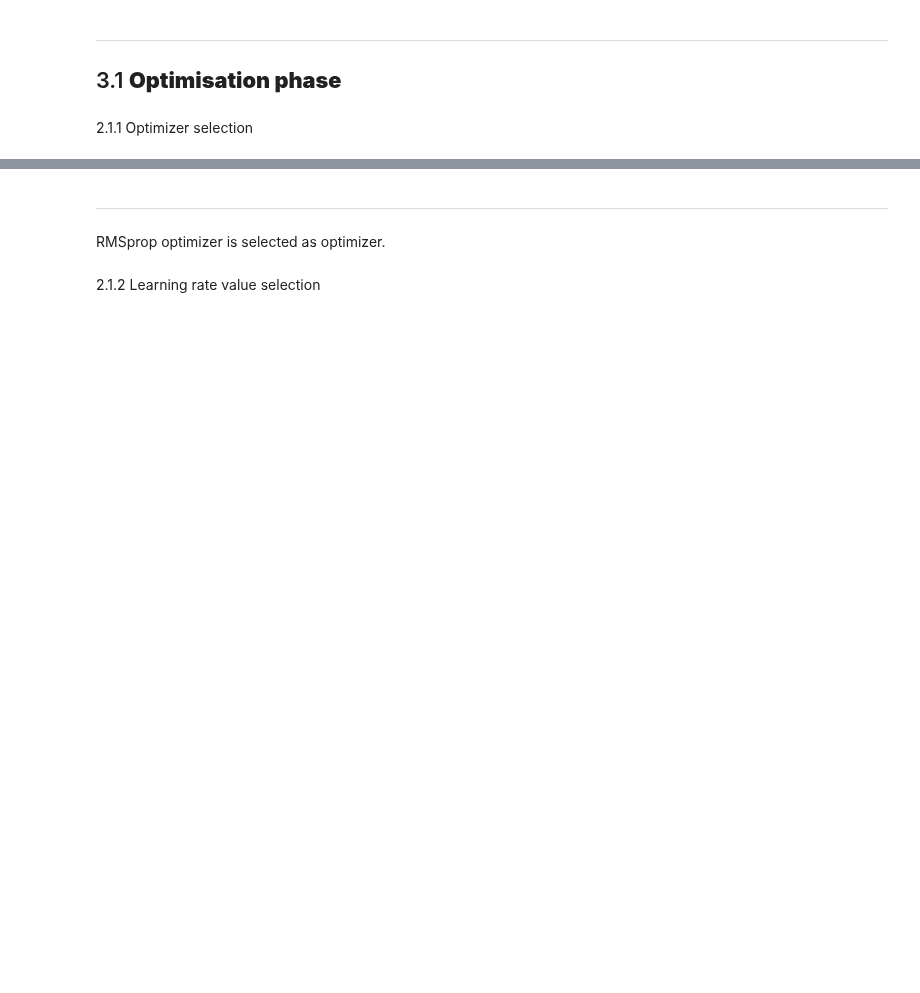
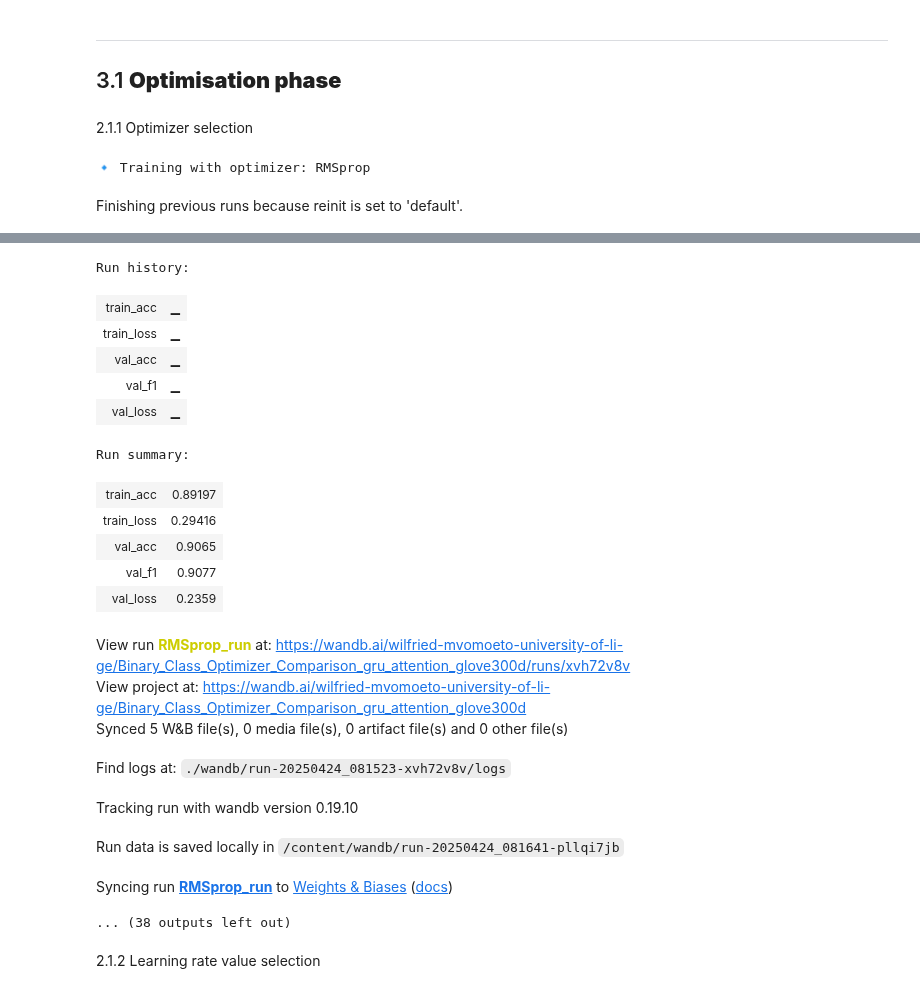
Before and after one commit to etoMvom/masterThesis, a Jupyter notebook: code/binary-class/notebooks/Binary_Class_Bi_GRU_Bahdanau_Attention_Glove300d_PubMedBert.ipynb, the cells around one changed output, grey strips where cells are left out. Drawn from its saved outputs; the diff is of its cells as text; code cells hidden in the pictures; blank space fills up the shorter version.

```diff
--- a/code/binary-class/notebooks/Binary_Class_Bi_GRU_Bahdanau_Attention_Glove300d_PubMedBert.ipynb
+++ b/code/binary-class/notebooks/Binary_Class_Bi_GRU_Bahdanau_Attention_Glove300d_PubMedBert.ipynb
@@ -584,6 +581,7 @@ depth_values = [1, 2, 3]
 num_epochs = 4
 learning_rate = 1e-4
 weight_decay = 1e-10
+criterion = nn.BCEWithLogitsLoss()
 
 all_train_losses = {}
 all_val_losses = {}
@@ -661,9 +676,10 @@ TypeError: PubMedBERT_GRU_Attention.__init__() got an unexpected keyword argumen
 # %% [markdown]
 1.3 Leanring rate value selection
 # %%
-learning_rates = [9e-5, 7e-5, 5e-5]
+learning_rates = [9e-5, 3e-4, 5e-5]
 num_epochs = 4
 criterion = nn.BCEWithLogitsLoss()
+learning_rate = 1e-4
 
 all_train_losses = {}
 all_val_losses = {}
@@ -1375,6 +1384,6 @@ def test_epoch_glove(model, val_loader, criterion, device):
 # %%
 EMBEDDING_DIM = 300
-embedding_matrix = load_glove_embeddings('/content/drive/MyDrive/glove.6B.300d.txt', word_to_index, EMBEDDING_DIM)
+embedding_matrix = load_glove_embeddings('/content/drive/MyDrive/glove/glove.6B.300d.txt', word_to_index, EMBEDDING_DIM)
 
 train_dataset = TextDataset(X_train_tensor, y_train, raw_text_data=X_train)
 val_dataset = TextDataset(X_val_tensor, y_val, raw_text_data=X_val)
@@ -1389,7 +1398,7 @@ test_loader = DataLoader(test_dataset, batch_size=BATCH_SIZE, shuffle=False)
 # %% [markdown]
 2.1.1 Optimizer selection
 # %%
-num_epochs = 12
+num_epochs = 8
 learning_rate = 1e-3
 loss_function = nn.BCEWithLogitsLoss()
 
@@ -1450,3 +1459,6 @@ for optimizer_name, optimizer_class in optimizers.items():
             })
 
     wandb.finish()
+# %% [output]
+🔹 Training with optimizer: RMSprop
+Finishing previous runs because reinit is set to 'default'.
@@ -1453,7 +1466,23 @@ for optimizer_name, optimizer_class in optimizers.items():
+Run history:
+| train_acc | ▁ |
+| train_loss | ▁ |
+| val_acc | ▁ |
+| val_f1 | ▁ |
+| val_loss | ▁ |
+Run summary:
+| train_acc | 0.89197 |
+| train_loss | 0.29416 |
+| val_acc | 0.9065 |
+| val_f1 | 0.9077 |
+| val_loss | 0.2359 |
+View run RMSprop_run at: https://wandb.ai/wilfried-mvomoeto-university-of-li-ge/Binary_Class_Optimizer_Comparison_gru_attention_glove300d/runs/xvh72v8v
+View project at: https://wandb.ai/wilfried-mvomoeto-university-of-li-ge/Binary_Class_Optimizer_Comparison_gru_attention_glove300d
+Synced 5 W&B file(s), 0 media file(s), 0 artifact file(s) and 0 other file(s)
+Find logs at: ./wandb/run-20250424_081523-xvh72v8v/logs
+Tracking run with wandb version 0.19.10
+Run data is saved locally in /content/wandb/run-20250424_081641-pllqi7jb
+Syncing run RMSprop_run to Weights & Biases (docs)
+... (38 outputs left out)
-# %% [markdown]
----
-# %% [markdown]
-RMSprop optimizer is selected as optimizer.
 # %% [markdown]
 2.1.2 Learning rate value selection
 # %%
```
Also changed, not shown: parts of 16 cells of this notebook.
